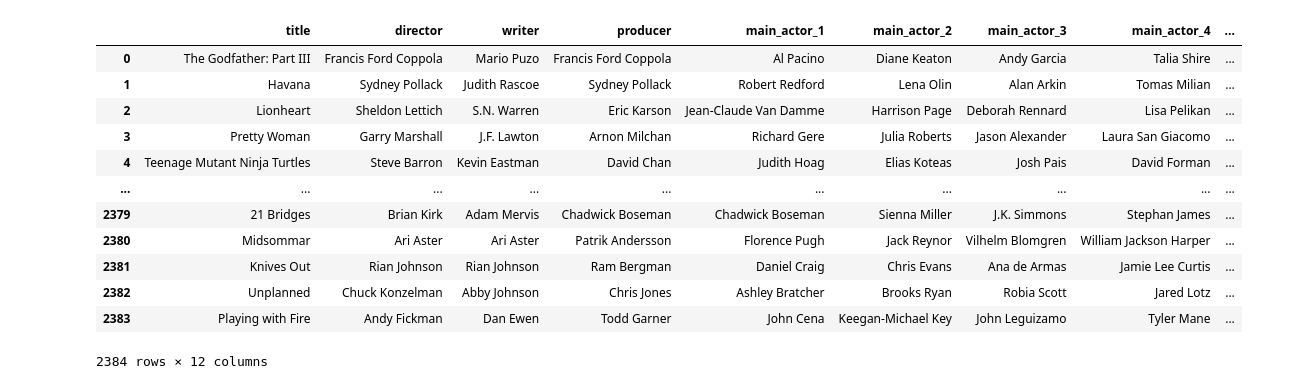
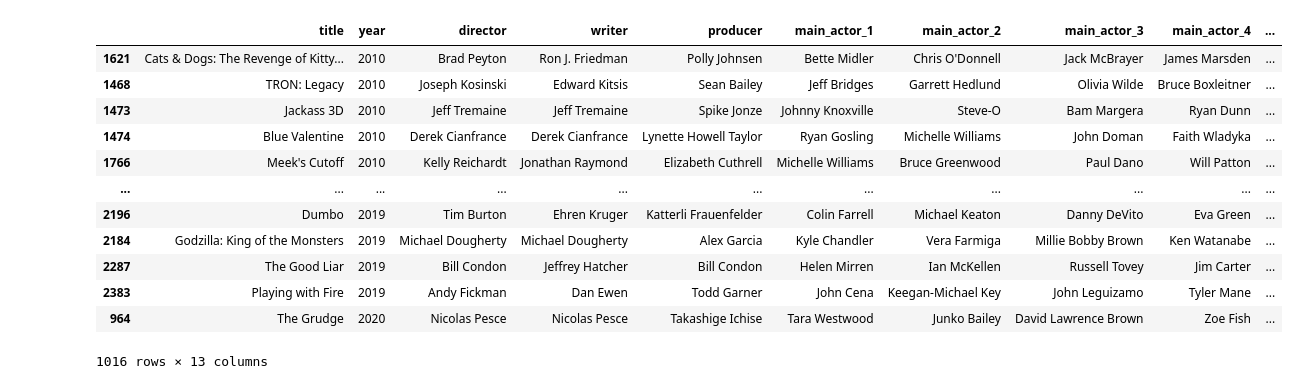
Before and after one commit to annammelnik/Project_1, a Jupyter notebook: Christopher Branch/Top Grossing Actors/top_actors.ipynb, the cells around one changed output. Saved outputs shown, nothing was run; the diff lists cells and outputs as text; code cells hidden in the pictures.

```diff
--- a/Christopher Branch/Top Grossing Actors/top_actors.ipynb
+++ b/Christopher Branch/Top Grossing Actors/top_actors.ipynb
@@ -4,25 +4,26 @@ import matplotlib.pyplot as plt
 # %%
 path1 = "Mojo_budget_update.csv"
 path2 = "adjusted_for_inflation.csv"
 moviesdf = pd.read_csv(path1)
 adjusteddf = pd.read_csv(path2)
-moviesdf = moviesdf[['title','director','writer','producer','main_actor_1','main_actor_2','main_actor_3','main_actor_4']]
-merged = pd.merge(moviesdf, adjusteddf, on ='title')
-merged
+moviesdf2 = moviesdf[['title','year','director','writer','producer','main_actor_1','main_actor_2','main_actor_3','main_actor_4']]
+merged = pd.merge(moviesdf2, adjusteddf, on ='title')
+merged = merged.loc[merged['year'] >=2010]
+merged.sort_values('year')
 # %% [output]
-|  | title | director | writer | producer | main_actor_1 | main_actor_2 | main_actor_3 | main_actor_4 | ... |
-| 0 | The Godfather: Part III | Francis Ford Coppola | Mario Puzo | Francis Ford Coppola | Al Pacino | Diane Keaton | Andy Garcia | Talia Shire | ... |
-| 1 | Havana | Sydney Pollack | Judith Rascoe | Sydney Pollack | Robert Redford | Lena Olin | Alan Arkin | Tomas Milian | ... |
-| 2 | Lionheart | Sheldon Lettich | S.N. Warren | Eric Karson | Jean-Claude Van Damme | Harrison Page | Deborah Rennard | Lisa Pelikan | ... |
-| 3 | Pretty Woman | Garry Marshall | J.F. Lawton | Arnon Milchan | Richard Gere | Julia Roberts | Jason Alexander | Laura San Giacomo | ... |
-| 4 | Teenage Mutant Ninja Turtles | Steve Barron | Kevin Eastman | David Chan | Judith Hoag | Elias Koteas | Josh Pais | David Forman | ... |
-| ... | ... | ... | ... | ... | ... | ... | ... | ... | ... |
-| 2379 | 21 Bridges | Brian Kirk | Adam Mervis | Chadwick Boseman | Chadwick Boseman | Sienna Miller | J.K. Simmons | Stephan James | ... |
-| 2380 | Midsommar | Ari Aster | Ari Aster | Patrik Andersson | Florence Pugh | Jack Reynor | Vilhelm Blomgren | William Jackson Harper | ... |
-| 2381 | Knives Out | Rian Johnson | Rian Johnson | Ram Bergman | Daniel Craig | Chris Evans | Ana de Armas | Jamie Lee Curtis | ... |
-| 2382 | Unplanned | Chuck Konzelman | Abby Johnson | Chris Jones | Ashley Bratcher | Brooks Ryan | Robia Scott | Jared Lotz | ... |
-| 2383 | Playing with Fire | Andy Fickman | Dan Ewen | Todd Garner | John Cena | Keegan-Michael Key | John Leguizamo | Tyler Mane | ... |
+|  | title | year | director | writer | producer | main_actor_1 | main_actor_2 | main_actor_3 | main_actor_4 | ... |
+| 1621 | Cats & Dogs: The Revenge of Kitty... | 2010 | Brad Peyton | Ron J. Friedman | Polly Johnsen | Bette Midler | Chris O'Donnell | Jack McBrayer | James Marsden | ... |
+| 1468 | TRON: Legacy | 2010 | Joseph Kosinski | Edward Kitsis | Sean Bailey | Jeff Bridges | Garrett Hedlund | Olivia Wilde | Bruce Boxleitner | ... |
+| 1473 | Jackass 3D | 2010 | Jeff Tremaine | Jeff Tremaine | Spike Jonze | Johnny Knoxville | Steve-O | Bam Margera | Ryan Dunn | ... |
+| 1474 | Blue Valentine | 2010 | Derek Cianfrance | Derek Cianfrance | Lynette Howell Taylor | Ryan Gosling | Michelle Williams | John Doman | Faith Wladyka | ... |
+| 1766 | Meek's Cutoff | 2010 | Kelly Reichardt | Jonathan Raymond | Elizabeth Cuthrell | Michelle Williams | Bruce Greenwood | Paul Dano | Will Patton | ... |
+| ... | ... | ... | ... | ... | ... | ... | ... | ... | ... | ... |
+| 2196 | Dumbo | 2019 | Tim Burton | Ehren Kruger | Katterli Frauenfelder | Colin Farrell | Michael Keaton | Danny DeVito | Eva Green | ... |
+| 2184 | Godzilla: King of the Monsters | 2019 | Michael Dougherty | Michael Dougherty | Alex Garcia | Kyle Chandler | Vera Farmiga | Millie Bobby Brown | Ken Watanabe | ... |
+| 2287 | The Good Liar | 2019 | Bill Condon | Jeffrey Hatcher | Bill Condon | Helen Mirren | Ian McKellen | Russell Tovey | Jim Carter | ... |
+| 2383 | Playing with Fire | 2019 | Andy Fickman | Dan Ewen | Todd Garner | John Cena | Keegan-Michael Key | John Leguizamo | Tyler Mane | ... |
+| 964 | The Grudge | 2020 | Nicolas Pesce | Nicolas Pesce | Takashige Ichise | Tara Westwood | Junko Bailey | David Lawrence Brown | Zoe Fish | ... |
-2384 rows × 12 columns
+1016 rows × 13 columns
 # %%
 num_of_movies = merged.groupby('main_actor_1').count().sort_values('title', ascending=False)['title']
 total_revenue1 = merged.groupby('main_actor_1').sum().sort_values('Adjusted Worldwide', ascending=False)[['Adjusted Domestic','Adjusted International','Adjusted Worldwide']]
```
Also changed, not shown: parts of 7 cells of this notebook, 9 other files.
